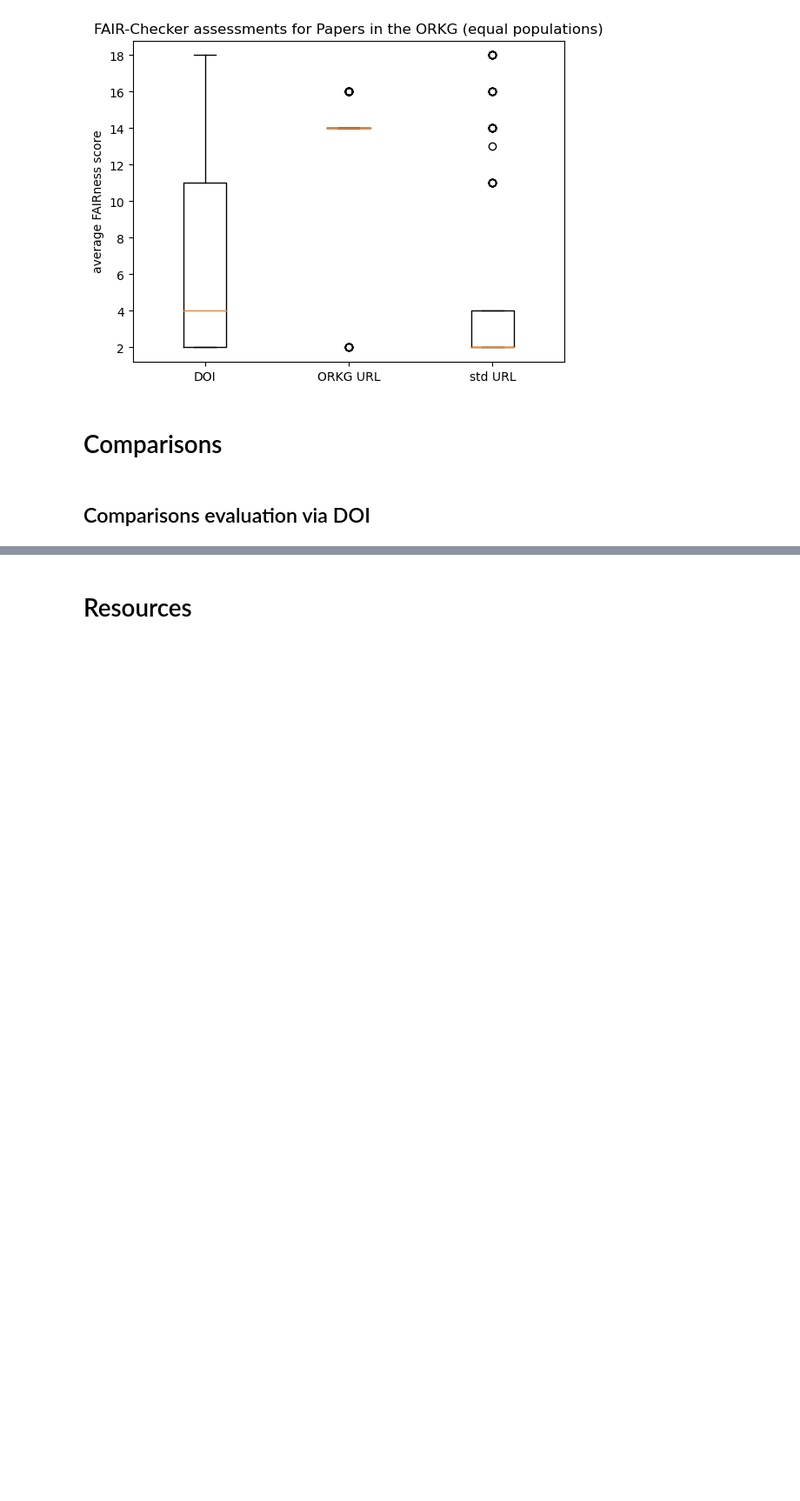
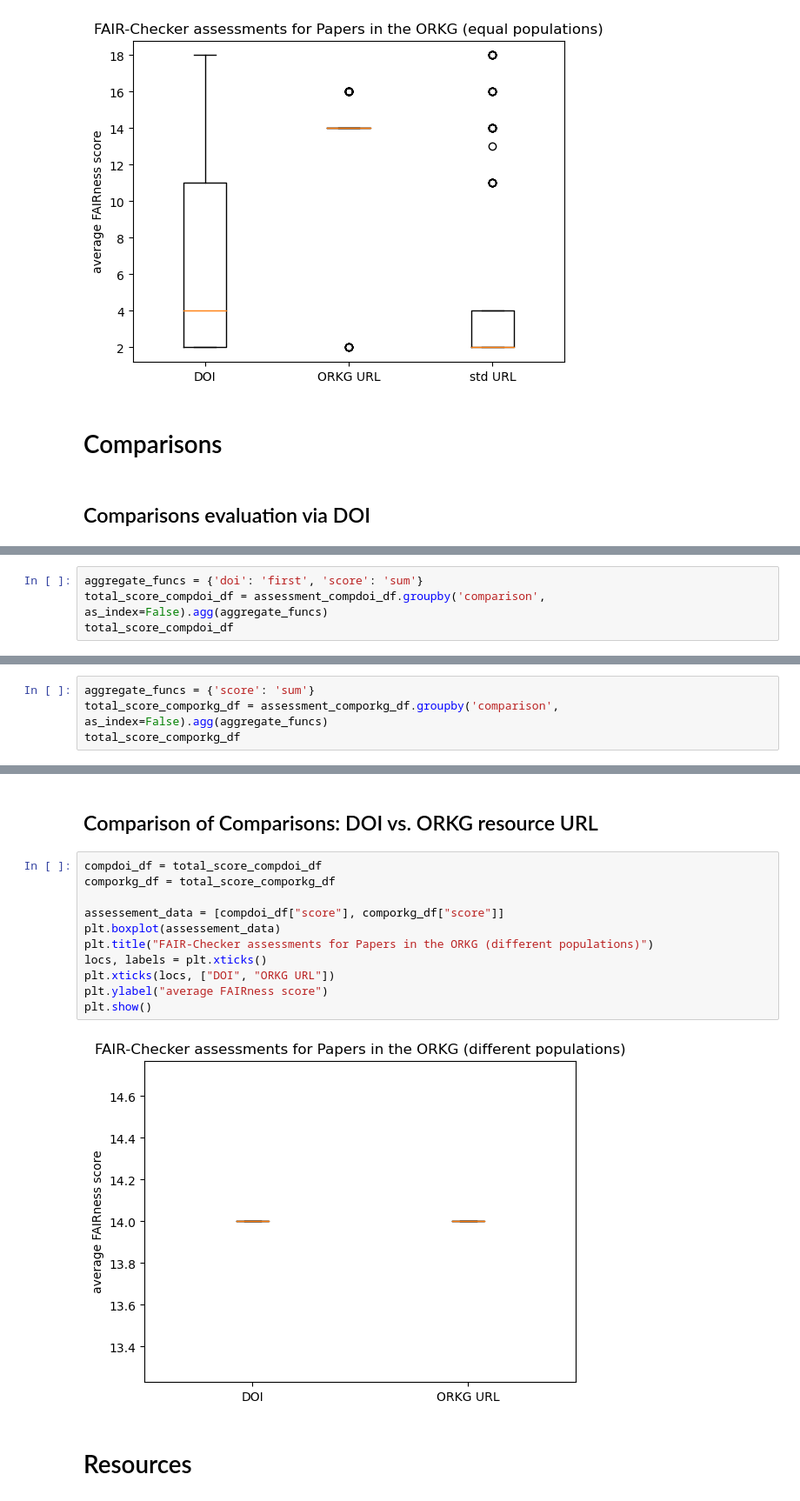
Before and after one commit to mwurzbacher/FAIRness-assessment-tools-evaluation-using-ORKG, a Jupyter notebook: FAIR_Checker_evaluation.ipynb, the cells around one changed output, grey strips where cells are left out. Shown at 87% size. Drawn from its saved outputs; the diff is of its cells as text; blank space fills up the shorter version.

```diff
--- a/FAIR_Checker_evaluation.ipynb
+++ b/FAIR_Checker_evaluation.ipynb
@@ -587,0 +664,4 @@ plt.show()
+# %%
+aggregate_funcs = {'doi': 'first', 'score': 'sum'}
+total_score_compdoi_df = assessment_compdoi_df.groupby('comparison', as_index=False).agg(aggregate_funcs)
+total_score_compdoi_df
@@ -589,0 +795,4 @@ plt.show()
+# %%
+aggregate_funcs = {'score': 'sum'}
+total_score_comporkg_df = assessment_comporkg_df.groupby('comparison', as_index=False).agg(aggregate_funcs)
+total_score_comporkg_df
@@ -590,2 +851,17 @@ plt.show()
+# %% [markdown]
+## Comparison of Comparisons: DOI vs. ORKG resource URL
+# %%
+compdoi_df = total_score_compdoi_df
+comporkg_df = total_score_comporkg_df
+
+assessement_data = [compdoi_df["score"], comporkg_df["score"]]
+plt.boxplot(assessement_data)
+plt.title("FAIR-Checker assessments for Papers in the ORKG (different populations)")
+locs, labels = plt.xticks()
+plt.xticks(locs, ["DOI", "ORKG URL"])
+plt.ylabel("average FAIRness score")
+plt.show()
+# %% [output]
+[figure, added]
 # %% [markdown]
 # Resources
```
Also changed, not shown: parts of 23 cells of this notebook, 2 other files.
